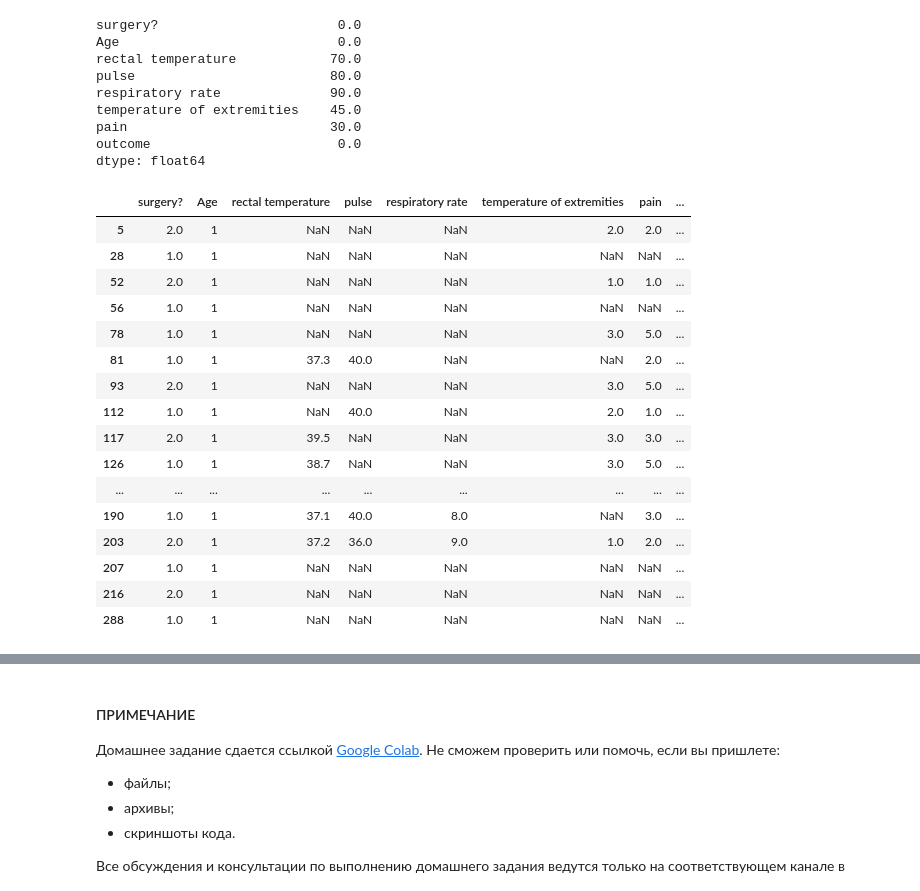
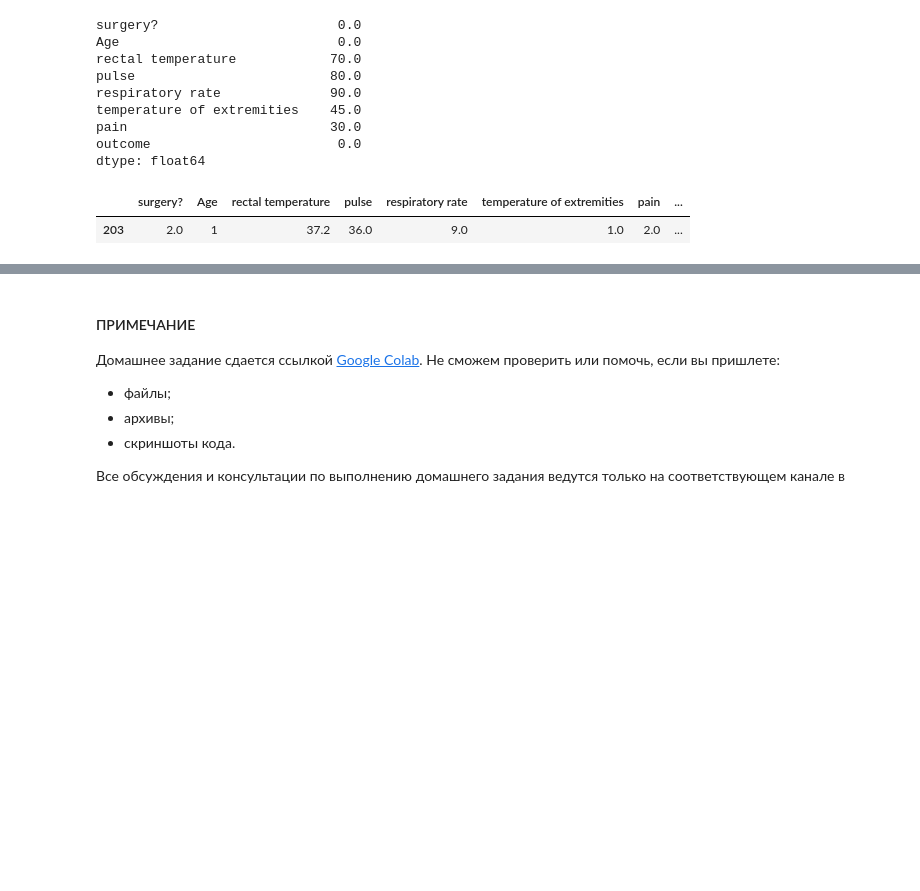
Before and after one commit to stefkong1982/-, a Jupyter notebook: Статистика в Python/Лекция Базовые понятия статистики/ДЗ_Кондратьев_STPY-48_к лекции Базовые понятия статистики.ipynb, the cells around one changed output, grey strips where cells are left out. Cells and saved outputs as stored; diff of their text form; code cells hidden in the pictures; blank space fills up the shorter version.

```diff
--- a/Статистика в Python/Лекция Базовые понятия статистики/ДЗ_Кондратьев_STPY-48_к лекции Базовые понятия статистики.ipynb
+++ b/Статистика в Python/Лекция Базовые понятия статистики/ДЗ_Кондратьев_STPY-48_к лекции Базовые понятия статистики.ipynb
@@ -136,23 +127,8 @@ outcome                        0.0
 dtype: float64
 # %%
 # предположим, мы хотим оставить только те строки, в которых как минимум 11/12 значений заполнено
-data.dropna(thresh=1)
+data = data.dropna(thresh=8)
 data
 # %% [output]
 |  | surgery? | Age | rectal temperature | pulse | respiratory rate | temperature of extremities | pain | ... |
-| 5 | 2.0 | 1 | NaN | NaN | NaN | 2.0 | 2.0 | ... |
-| 28 | 1.0 | 1 | NaN | NaN | NaN | NaN | NaN | ... |
-| 52 | 2.0 | 1 | NaN | NaN | NaN | 1.0 | 1.0 | ... |
-| 56 | 1.0 | 1 | NaN | NaN | NaN | NaN | NaN | ... |
-| 78 | 1.0 | 1 | NaN | NaN | NaN | 3.0 | 5.0 | ... |
-| 81 | 1.0 | 1 | 37.3 | 40.0 | NaN | NaN | 2.0 | ... |
-| 93 | 2.0 | 1 | NaN | NaN | NaN | 3.0 | 5.0 | ... |
-| 112 | 1.0 | 1 | NaN | 40.0 | NaN | 2.0 | 1.0 | ... |
-| 117 | 2.0 | 1 | 39.5 | NaN | NaN | 3.0 | 3.0 | ... |
-| 126 | 1.0 | 1 | 38.7 | NaN | NaN | 3.0 | 5.0 | ... |
-| ... | ... | ... | ... | ... | ... | ... | ... | ... |
-| 190 | 1.0 | 1 | 37.1 | 40.0 | 8.0 | NaN | 3.0 | ... |
 | 203 | 2.0 | 1 | 37.2 | 36.0 | 9.0 | 1.0 | 2.0 | ... |
-| 207 | 1.0 | 1 | NaN | NaN | NaN | NaN | NaN | ... |
-| 216 | 2.0 | 1 | NaN | NaN | NaN | NaN | NaN | ... |
-| 288 | 1.0 | 1 | NaN | NaN | NaN | NaN | NaN | ... |
```
Also changed, not shown: parts of 14 cells of this notebook.
